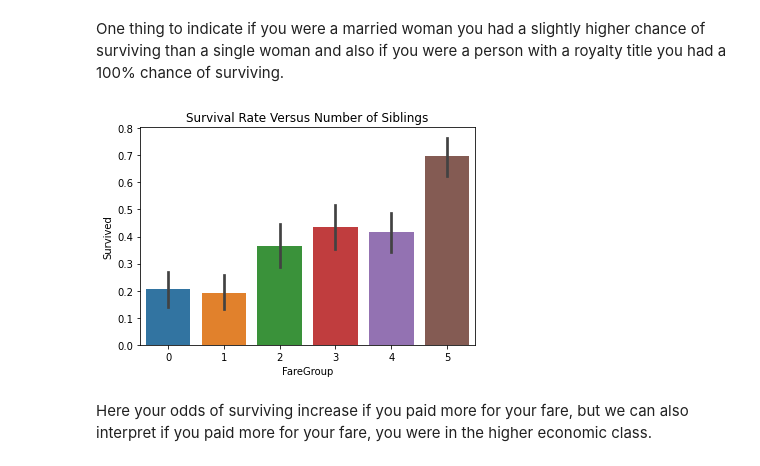
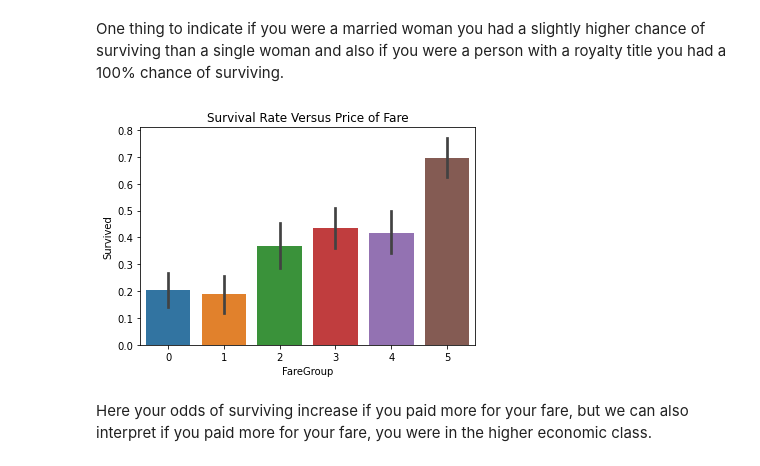
Before and after one commit to brandonlowon/Kaggle-Competition-Project, a Jupyter notebook: Project Titanic.ipynb, the cells around one changed output. Cells and saved outputs as stored; diff of their text form; code cells hidden in the pictures.

```diff
--- a/Project Titanic.ipynb
+++ b/Project Titanic.ipynb
@@ -306,10 +331,10 @@ plt.show()
 One thing to indicate if you were a married woman you had a slightly higher chance of surviving than a single woman and also if you were a person with a royalty title you had a 100% chance of surviving.
 # %%
 sns.barplot(x="FareGroup", y="Survived", data=data_train)
-plt.title("Survival Rate Versus Number of Siblings")
+plt.title("Survival Rate Versus Price of Fare")
 plt.show()
 # %% [output]
-[figure, old version]
+[figure, new version]
 # %% [markdown]
 Here your odds of surviving increase if you paid more for your fare, but we can also interpret if you paid more for your fare, you were in the higher economic class.
 # %%
```
Also changed, not shown: parts of 46 cells of this notebook, 1 other file.
